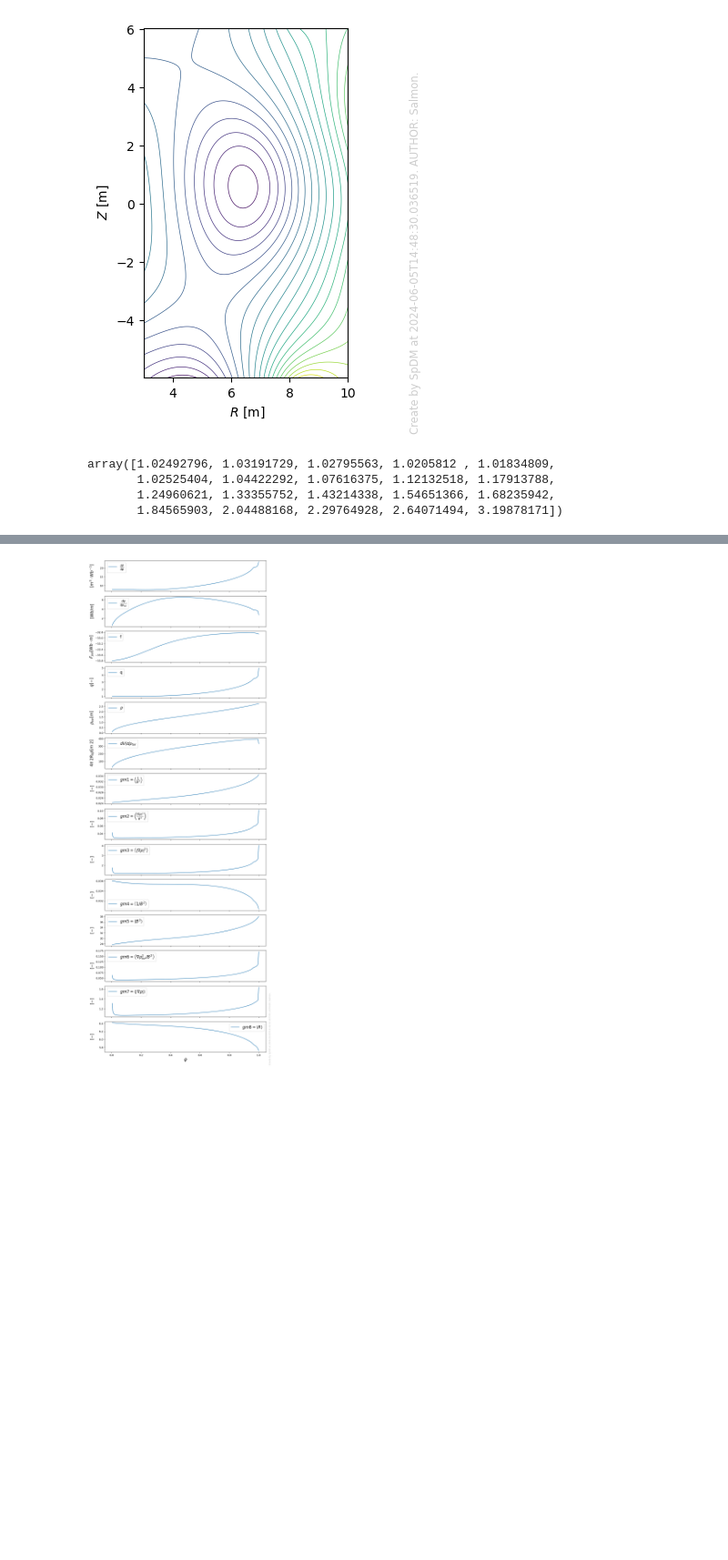
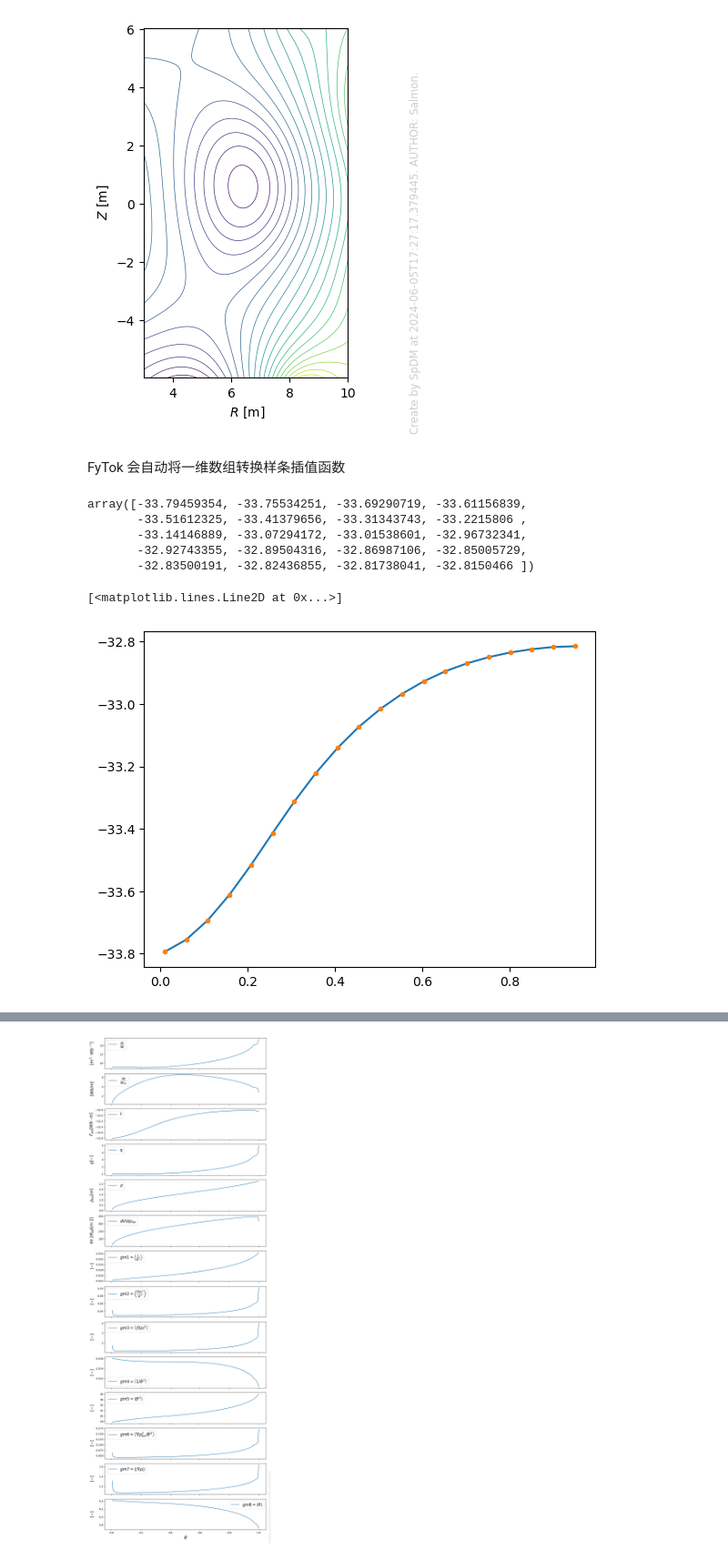
Before and after one commit to fusion-yun/fytok_tutorial, a Jupyter notebook: quick_start/ch2_data_and_view.ipynb, the cells around one changed output, grey strips where cells are left out. Shown at 91% size. Drawn from its saved outputs; the diff is of its cells as text; code cells hidden in the pictures; blank space fills up the shorter version.

```diff
--- a/quick_start/ch2_data_and_view.ipynb
+++ b/quick_start/ch2_data_and_view.ipynb
@@ -120,13 +133,23 @@ eq_profiles_1d = eq.profiles_1d
 fig = sp_view.display(eq_profiles_2d.psi)
 # %% [output]
 [figure]
+# %% [markdown]
+FyTok 会自动将一维数组转换样条插值函数
 # %%
-eq_profiles_1d.q(np.linspace(0.01,0.95,20))
+x = np.linspace(0.01, 0.95, 20)
+eq_profiles_1d.f(x)
 # %% [output]
-array([1.02492796, 1.03191729, 1.02795563, 1.0205812 , 1.01834809,
-       1.02525404, 1.04422292, 1.07616375, 1.12132518, 1.17913788,
-       1.24960621, 1.33355752, 1.43214338, 1.54651366, 1.68235942,
-       1.84565903, 2.04488168, 2.29764928, 2.64071494, 3.19878171])
+array([-33.79459354, -33.75534251, -33.69290719, -33.61156839,
+       -33.51612325, -33.41379656, -33.31343743, -33.2215806 ,
+       -33.14146889, -33.07294172, -33.01538601, -32.96732341,
+       -32.92743355, -32.89504316, -32.86987106, -32.85005729,
+       -32.83500191, -32.82436855, -32.81738041, -32.8150466 ])
+# %%
+plt.plot(x,f(x))
+plt.plot(x,eq_profiles_1d.f(x),".")
+# %% [output]
+[<matplotlib.lines.Line2D at 0x...>]
+[figure, added]
 # %%
 R0 = equilibrium.time_slice.current.vacuum_toroidal_field.r0
 psi_axis = equilibrium.time_slice.current.global_quantities.psi_axis
```
Also changed, not shown: parts of 14 cells of this notebook, 1 other file.
